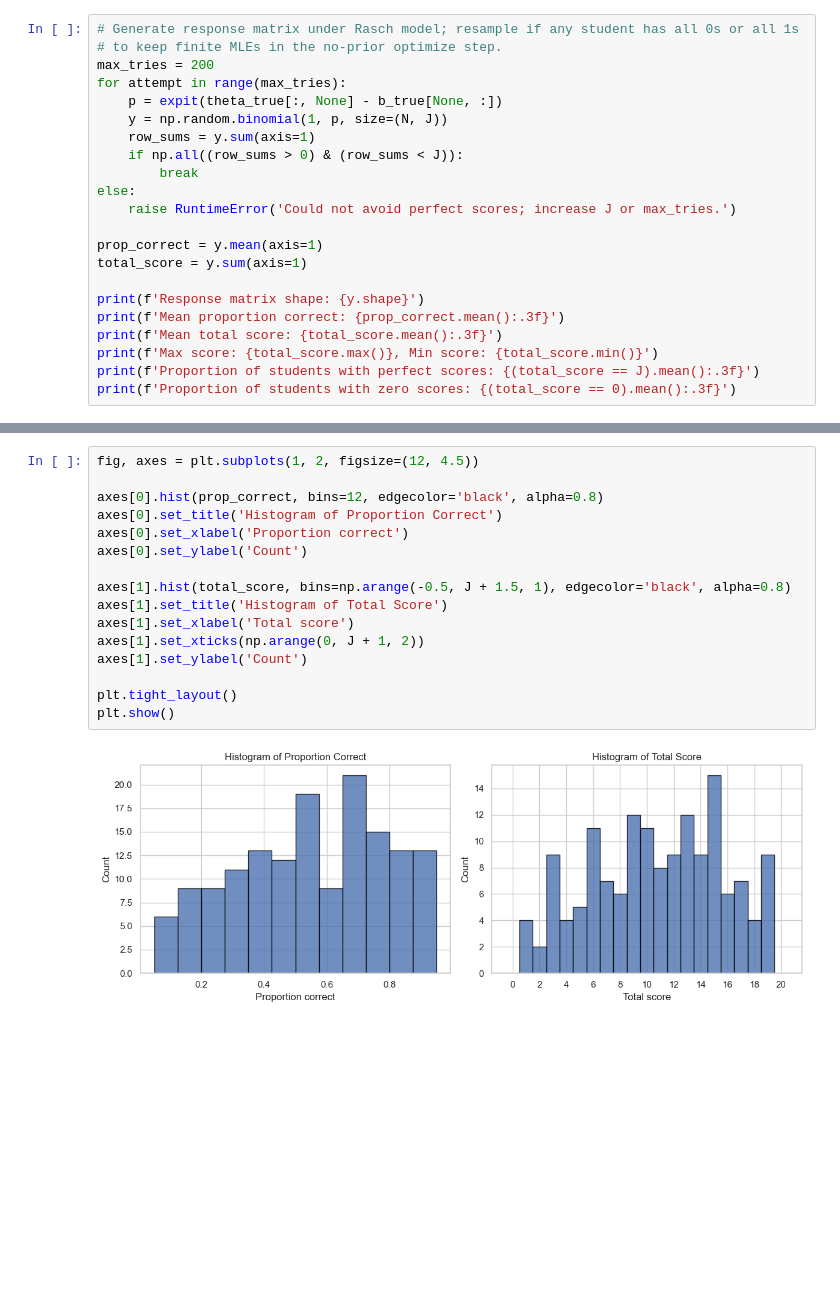
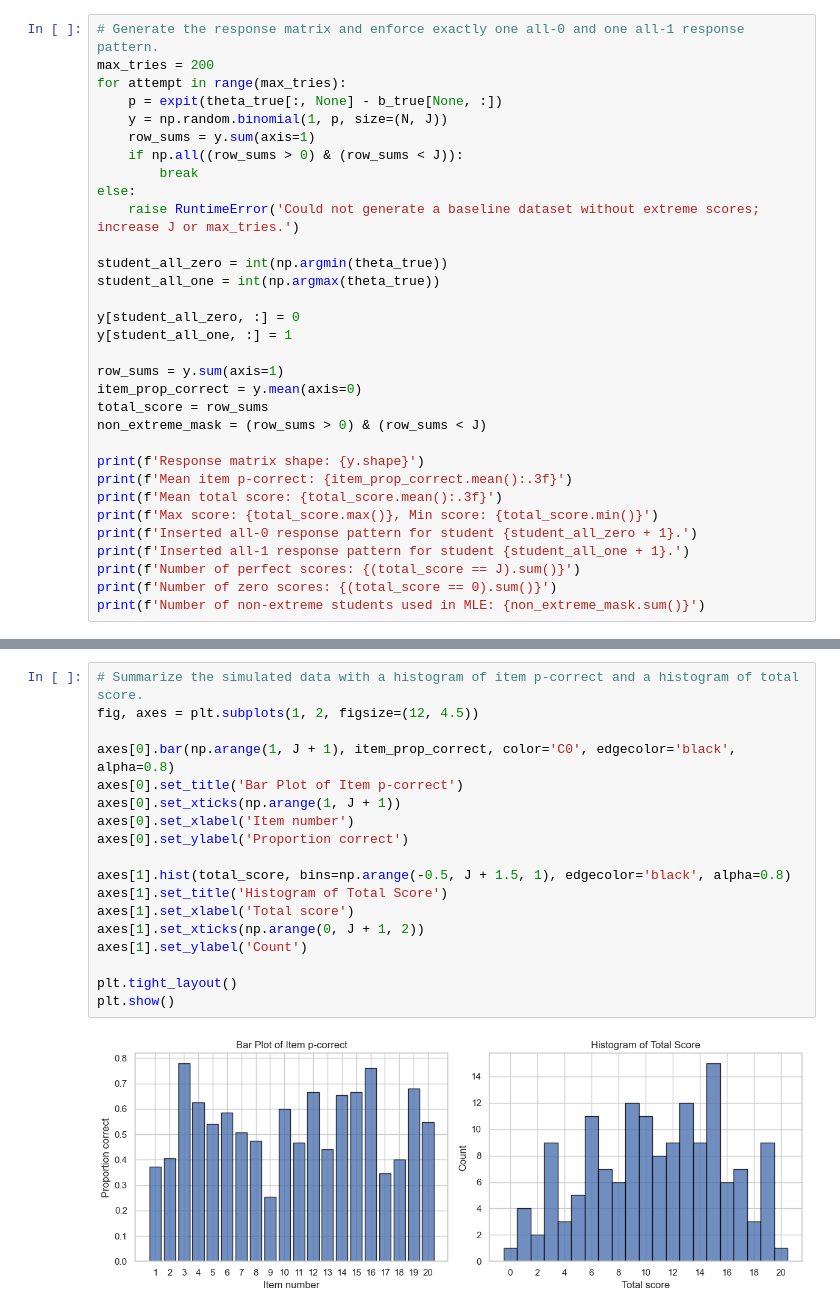
Before and after one commit to bboli8408/KOS-5101, a Jupyter notebook: irt/IRT_D1_Rasch_1PL_KnownItem.ipynb, the cells around one changed output, grey strips where cells are left out. Drawn from its saved outputs; the diff is of its cells as text; blank space fills up the shorter version.

Commit message:
Rasch Analysis

```diff
--- a/irt/IRT_D1_Rasch_1PL_KnownItem.ipynb
+++ b/irt/IRT_D1_Rasch_1PL_KnownItem.ipynb
@@ -92,8 +97,7 @@ print(f'Hard item index: {j_hard+1}, b={b_true[j_hard]:.3f}')
 Easy item index: 16, b=-1.535
 Hard item index: 9, b=1.120
 # %%
-# Generate response matrix under Rasch model; resample if any student has all 0s or all 1s
-# to keep finite MLEs in the no-prior optimize step.
+# Generate the response matrix and enforce exactly one all-0 and one all-1 response pattern.
 max_tries = 200
 for attempt in range(max_tries):
     p = expit(theta_true[:, None] - b_true[None, :])
@@ -102,16 +106,27 @@ for attempt in range(max_tries):
     if np.all((row_sums > 0) & (row_sums < J)):
         break
 else:
-    raise RuntimeError('Could not avoid perfect scores; increase J or max_tries.')
+    raise RuntimeError('Could not generate a baseline dataset without extreme scores; increase J or max_tries.')
 
-prop_correct = y.mean(axis=1)
-total_score = y.sum(axis=1)
+student_all_zero = int(np.argmin(theta_true))
+student_all_one = int(np.argmax(theta_true))
+
+y[student_all_zero, :] = 0
+y[student_all_one, :] = 1
+
+row_sums = y.sum(axis=1)
+item_prop_correct = y.mean(axis=0)
+total_score = row_sums
+non_extreme_mask = (row_sums > 0) & (row_sums < J)
 
 print(f'Response matrix shape: {y.shape}')
-print(f'Mean proportion correct: {prop_correct.mean():.3f}')
+print(f'Mean item p-correct: {item_prop_correct.mean():.3f}')
 print(f'Mean total score: {total_score.mean():.3f}')
 print(f'Max score: {total_score.max()}, Min score: {total_score.min()}')
-print(f'Proportion of students with perfect scores: {(total_score == J).mean():.3f}')
-print(f'Proportion of students with zero scores: {(total_score == 0).mean():.3f}')
+print(f'Inserted all-0 response pattern for student {student_all_zero + 1}.')
+print(f'Inserted all-1 response pattern for student {student_all_one + 1}.')
+print(f'Number of perfect scores: {(total_score == J).sum()}')
+print(f'Number of zero scores: {(total_score == 0).sum()}')
+print(f'Number of non-extreme students used in MLE: {non_extreme_mask.sum()}')
 # %% [output]
 Response matrix shape: (150, 20)
@@ -123,19 +141,21 @@ Proportion of students with zero scores: 0.000
 # %%
+# Summarize the simulated data with a histogram of item p-correct and a histogram of total score.
 fig, axes = plt.subplots(1, 2, figsize=(12, 4.5))
 
-axes[0].hist(prop_correct, bins=12, edgecolor='black', alpha=0.8)
-axes[0].set_title('Histogram of Proportion Correct')
-axes[0].set_xlabel('Proportion correct')
-axes[0].set_ylabel('Count')
+axes[0].bar(np.arange(1, J + 1), item_prop_correct, color='C0', edgecolor='black', alpha=0.8)
+axes[0].set_title('Bar Plot of Item p-correct')
+axes[0].set_xticks(np.arange(1, J + 1))
+axes[0].set_xlabel('Item number')
+axes[0].set_ylabel('Proportion correct')
 
 axes[1].hist(total_score, bins=np.arange(-0.5, J + 1.5, 1), edgecolor='black', alpha=0.8)
 axes[1].set_title('Histogram of Total Score')
 axes[1].set_xlabel('Total score')
 axes[1].set_xticks(np.arange(0, J + 1, 2))
 axes[1].set_ylabel('Count')
 
 plt.tight_layout()
 plt.show()
 # %% [output]
-[figure, old version]
+[figure, new version]
 # %%
```
Also changed, not shown: parts of 54 cells of this notebook.
